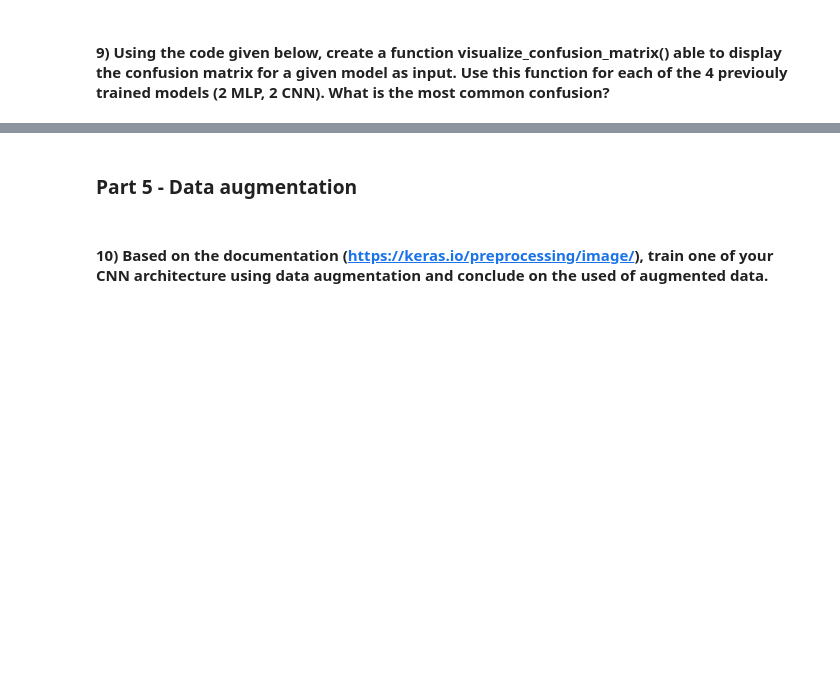
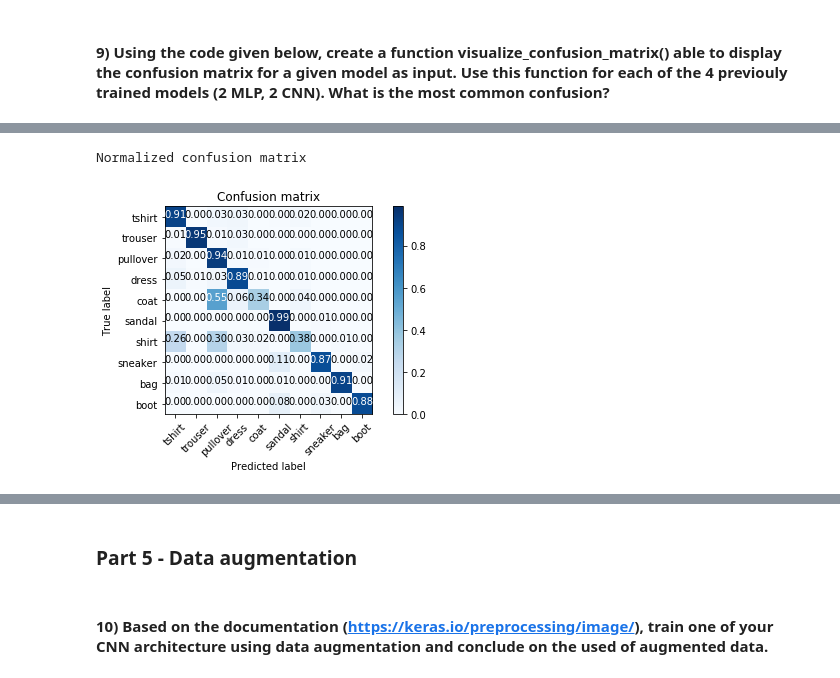
Before and after one commit to iqdecay/DeepLearning, a Jupyter notebook: LabSession5-CNN_Fashion-MNIST-student.ipynb, the cells around one changed output, grey strips where cells are left out. Saved outputs shown, nothing was run; the diff lists cells and outputs as text; code cells hidden in the pictures; blank space fills up the shorter version.

```diff
--- a/LabSession5-CNN_Fashion-MNIST-student.ipynb
+++ b/LabSession5-CNN_Fashion-MNIST-student.ipynb
@@ -366,0 +380,5 @@ Conclusion:
+# %%
+visualize_confusion_matrix(mlp_2)
+# %% [output]
+Normalized confusion matrix
+[figure, added]
```
Also changed, not shown: parts of 27 cells of this notebook.
